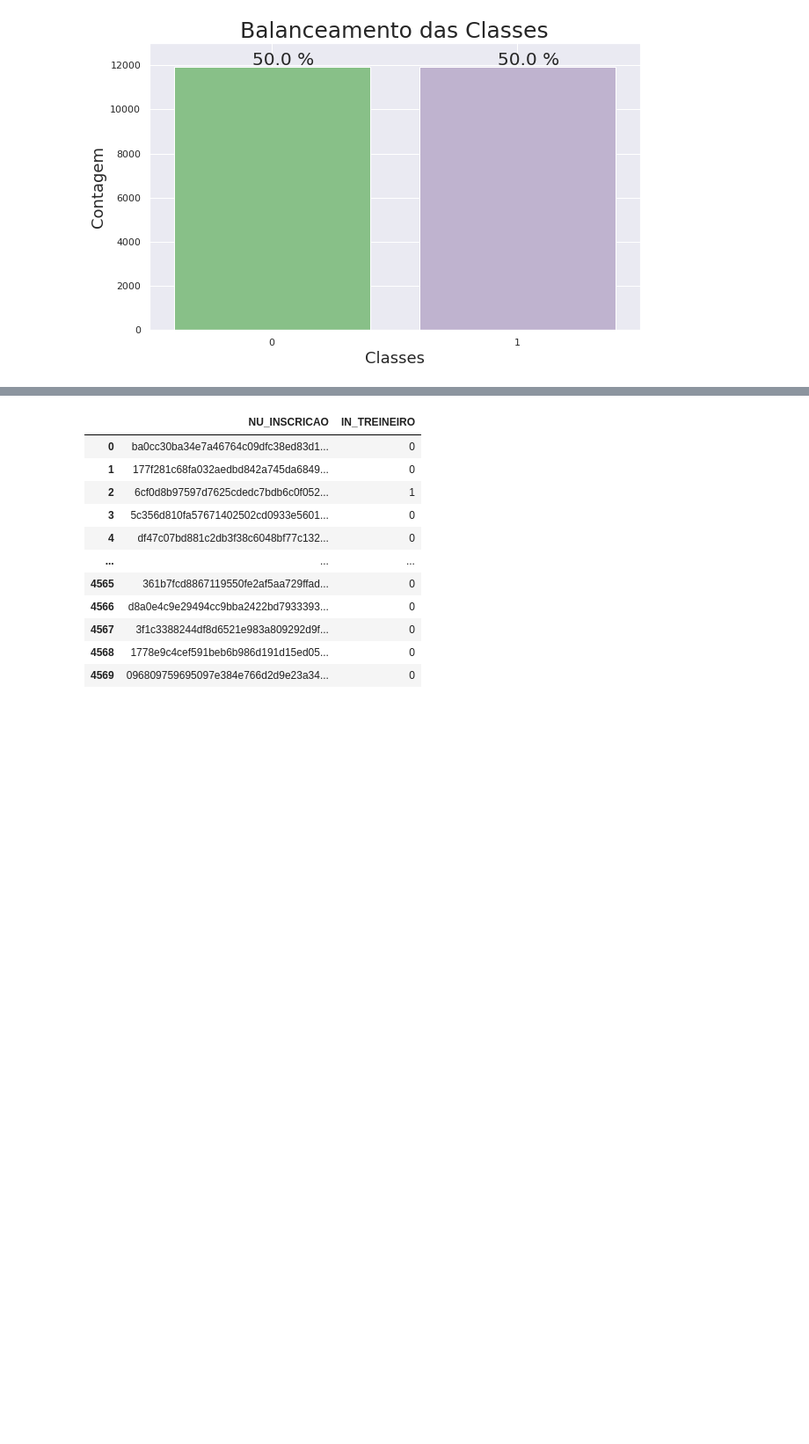
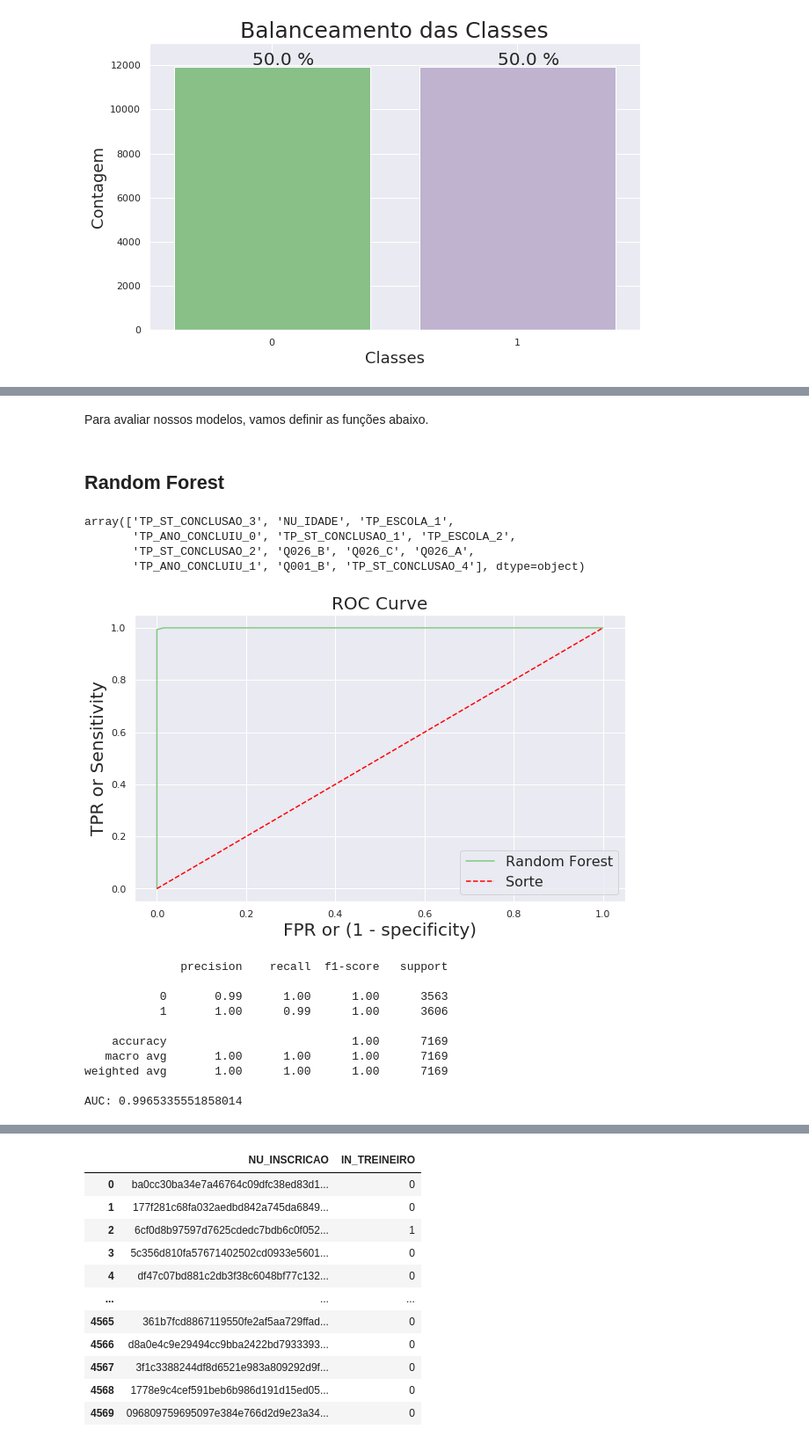
Before and after one commit to Diegohluiz/Desafios-DataScience-Codenation, a Jupyter notebook: Desafio Semana 9/main.ipynb, the cells around one changed output, grey strips where cells are left out. Shown: that part at 88% size. Drawn from its saved outputs; the diff is of its cells as text; code cells hidden in the pictures; blank space fills up the shorter version.

```diff
--- a/Desafio Semana 9/main.ipynb
+++ b/Desafio Semana 9/main.ipynb
@@ -188,0 +310,5 @@ predict = clf_RF.predict(x_test_encoded)
+# %%
+treino_x, teste_x, treino_y, teste_y = train_test_split(x_train_balanceado, y_train,
+                                                       test_size=0.3, random_state=42)
+
+print(f"Temos {treino_x.shape[0]} dados para treino e {teste_x.shape[0]} para teste.")
@@ -188,0 +344,15 @@ predict = clf_RF.predict(x_test_encoded)
+# %%
+# Selecao de Features Utilizando Random Forest.
+clf_rf = RandomForestClassifier(random_state=1)
+clf_rf.fit(treino_x, treino_y)
+
+selection_features = pd.DataFrame()
+selection_features["features"] = treino_x.columns
+selection_features["importancia"] = clf_rf.feature_importances_
+
+selection_features = selection_features[selection_features["importancia"] > np.mean(selection_features["importancia"])].sort_values("importancia", ascending=False)
+selection_features.reset_index(drop=True, inplace=True)
+
+treino_x_importance = treino_x[selection_features["features"]]
+teste_x_importance = teste_x[selection_features["features"]]
+selection_features
@@ -188,0 +383,3 @@ predict = clf_RF.predict(x_test_encoded)
+# %%
+features_selected = selection_features["features"].values
+features_selected
@@ -188,0 +395,16 @@ predict = clf_RF.predict(x_test_encoded)
+# %% [markdown]
+Para avaliar nossos modelos, vamos definir as funções abaixo.
+# %%
+# Definindo a função para plotar a classification report, AUC e a ROC Curve.
+def plota_roc_curve(fpr, tpr, predicoes, label):
+    plt.title("ROC Curve", fontsize=20)
+    plt.ylabel("TPR or Sensitivity", fontsize=20)
+    plt.xlabel("FPR or (1 - specificity)", fontsize=20)
+    plt.plot(fpr, tpr, label=f"{label}")
+    plt.plot([0, 1], [0, 1], ls="--", color="r", label="Sorte")
+    plt.legend(fontsize=16)
+    plt.grid(True)
+    plt.show()
+
+    print(classification_report(teste_y, predicoes))
+    print(f"AUC: {roc_auc_score(teste_y, predicoes)}")
@@ -188,0 +423,29 @@ predict = clf_RF.predict(x_test_encoded)
+# %% [markdown]
+## Random Forest
+# %%
+features_selected[:-1]
+# %% [output]
+array(['TP_ST_CONCLUSAO_3', 'NU_IDADE', 'TP_ESCOLA_1',
+       'TP_ANO_CONCLUIU_0', 'TP_ST_CONCLUSAO_1', 'TP_ESCOLA_2',
+       'TP_ST_CONCLUSAO_2', 'Q026_B', 'Q026_C', 'Q026_A',
+       'TP_ANO_CONCLUIU_1', 'Q001_B', 'TP_ST_CONCLUSAO_4'], dtype=object)
+# %%
+clf_rf.fit(treino_x[features_selected[:-1]], treino_y)
+predict_rf = clf_rf.predict(teste_x[features_selected[:-1]])
+
+y_score_rf = clf_rf.predict_proba(teste_x[features_selected[:-1]])[:,1]
+fpr, tpr, treshold = roc_curve(teste_y, y_score_rf)
+
+plota_roc_curve(fpr, tpr, predict_rf, "Random Forest")
+# %% [output]
+[figure, added]
+              precision    recall  f1-score   support
+
+           0       0.99      1.00      1.00      3563
+           1       1.00      0.99      1.00      3606
+
+    accuracy                           1.00      7169
+   macro avg       1.00      1.00      1.00      7169
+weighted avg       1.00      1.00      1.00      7169
+
+AUC: 0.9965335551858014
```
Also changed, not shown: parts of 79 cells of this notebook, 2 other files.
